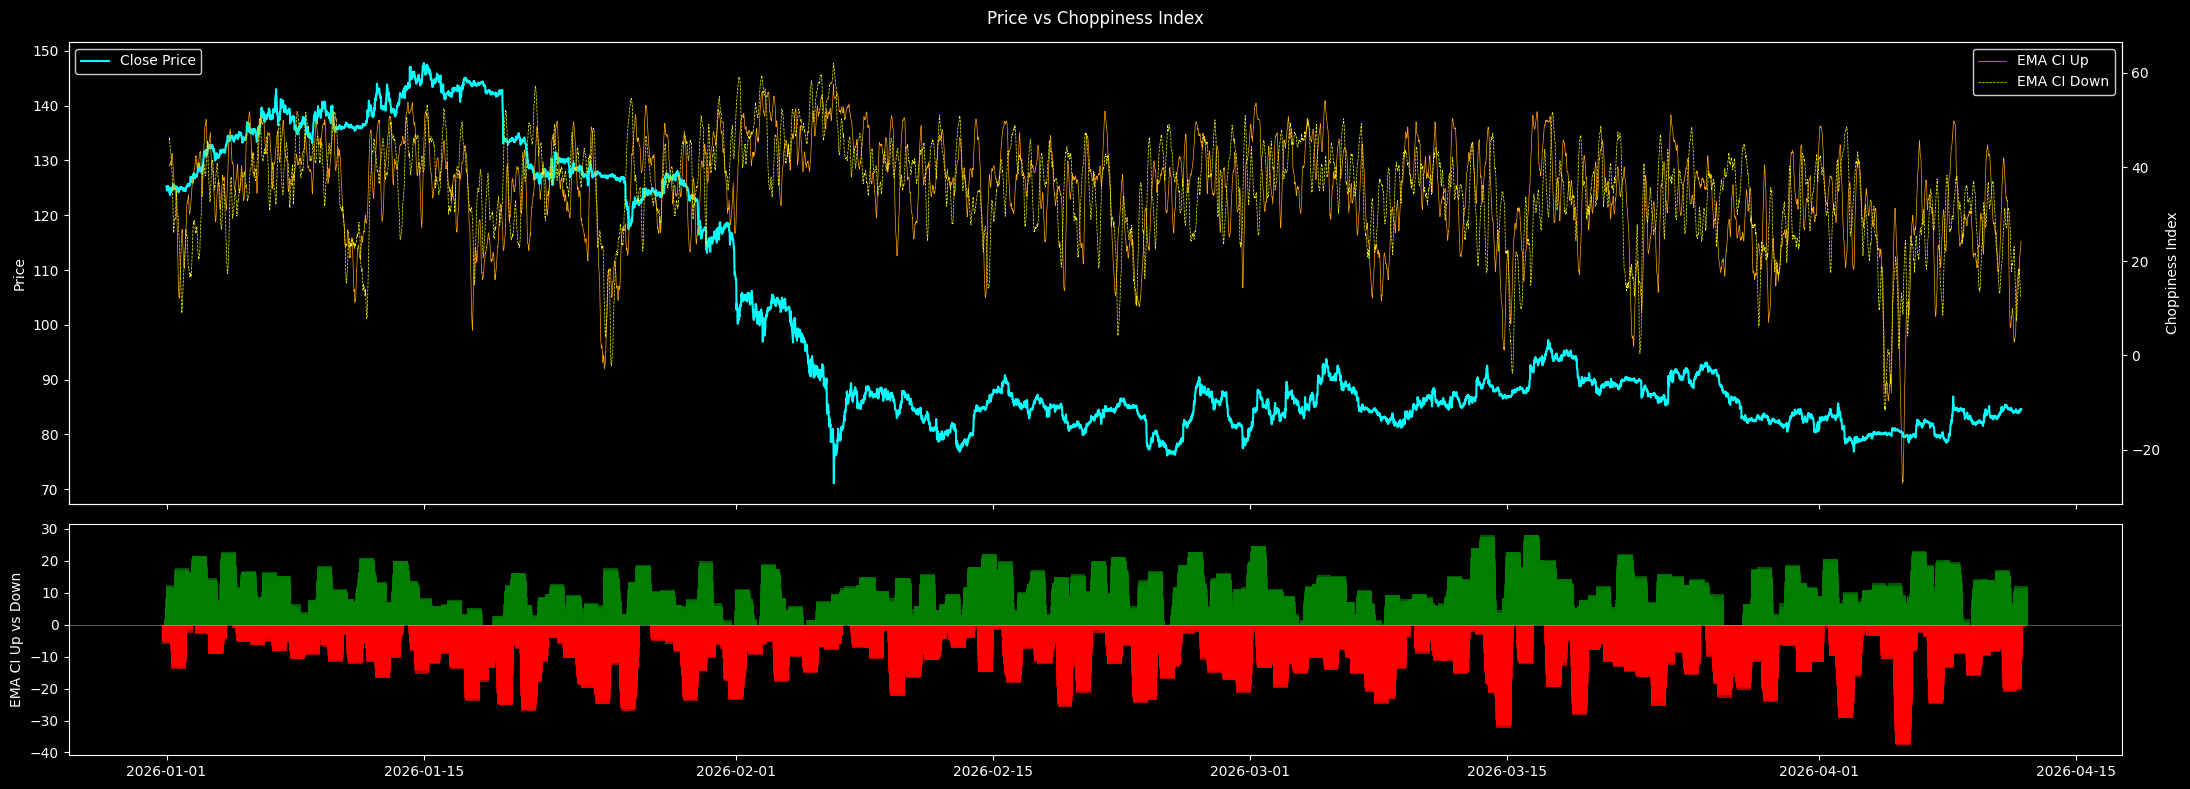
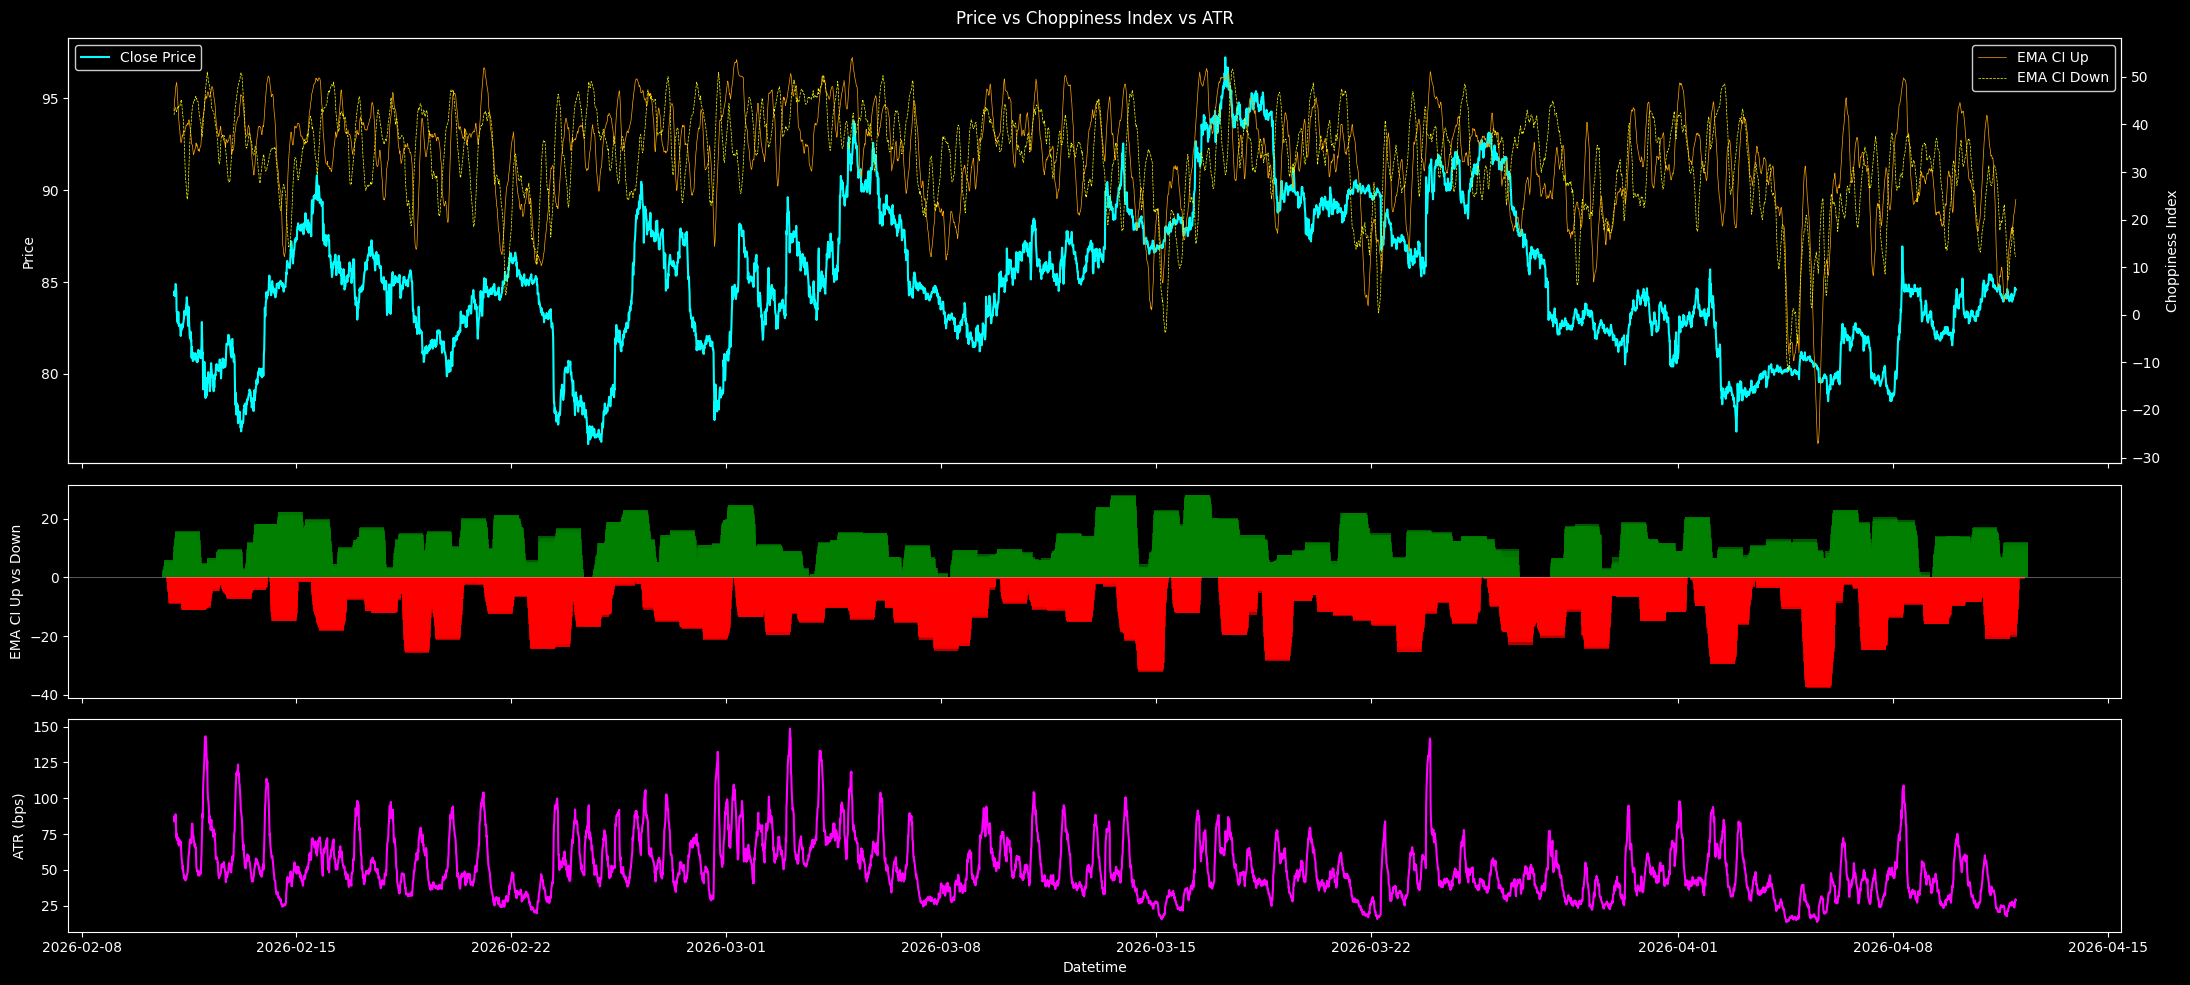
The notebook cell's code change between the first figure and the second:
--- before
+++ after
@@ -1,10 +1,10 @@
 plt.style.use('dark_background')
 
-fig, (ax_top, ax_bottom) = plt.subplots(
-    2, 1,
-    figsize=(22, 8),
+fig, (ax_top, ax_mid, ax_bottom) = plt.subplots(
+    3, 1,
+    figsize=(22, 10),
     facecolor='black',
     sharex=True,
-    gridspec_kw={'height_ratios': [2, 1]}
+    gridspec_kw={'height_ratios': [2, 1, 1]}
 )
 
@@ -32,12 +32,20 @@
 colors = ['green' if val >= 0 else 'red' for val in diff]
 
+ax_mid.set_facecolor('black')
+ax_mid.bar(selected['datetime'], diff, color=colors, width=0.8, alpha=0.7)
+ax_mid.set_ylabel('EMA CI Up vs Down', color='white')
+ax_mid.tick_params(axis='y', colors='white')
+ax_mid.tick_params(axis='x', colors='white')
+ax_mid.axhline(y=0, color='white', linestyle='-', linewidth=0.5, alpha=0.5)
+
 ax_bottom.set_facecolor('black')
-ax_bottom.bar(selected['datetime'], diff, color=colors, width=0.8, alpha=0.7)
-ax_bottom.set_ylabel('EMA CI Up vs Down', color='white')
+ax_bottom.set_ylabel('ATR (bps)', color='white')
+ax_bottom.plot(selected['datetime'], selected['atr_bps'], color='magenta', linewidth=1.5)
 ax_bottom.tick_params(axis='y', colors='white')
 ax_bottom.tick_params(axis='x', colors='white')
-ax_bottom.axhline(y=0, color='white', linestyle='-', linewidth=0.5, alpha=0.5)
+ax_bottom.set_xlabel('Datetime', color='white')   # x‑axis label only on the lowest plot
 
-plt.suptitle('Price vs Choppiness Index', color='white', y=0.98)
+# Overall title
+plt.suptitle('Price vs Choppiness Index vs ATR', color='white', y=0.98)
 plt.tight_layout()
 plt.show()

Commit: candles_exploratory_fetch_ohlcv.ipynb: added atr_bps chart